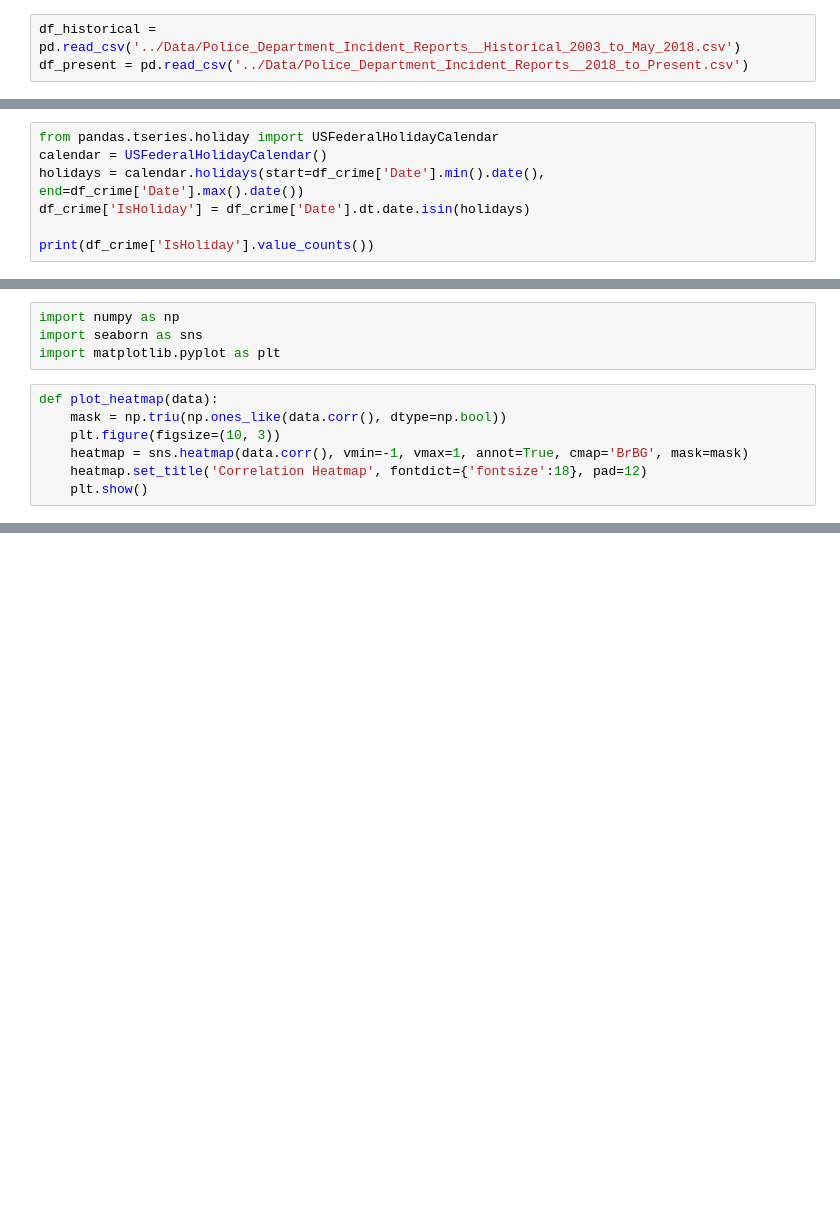
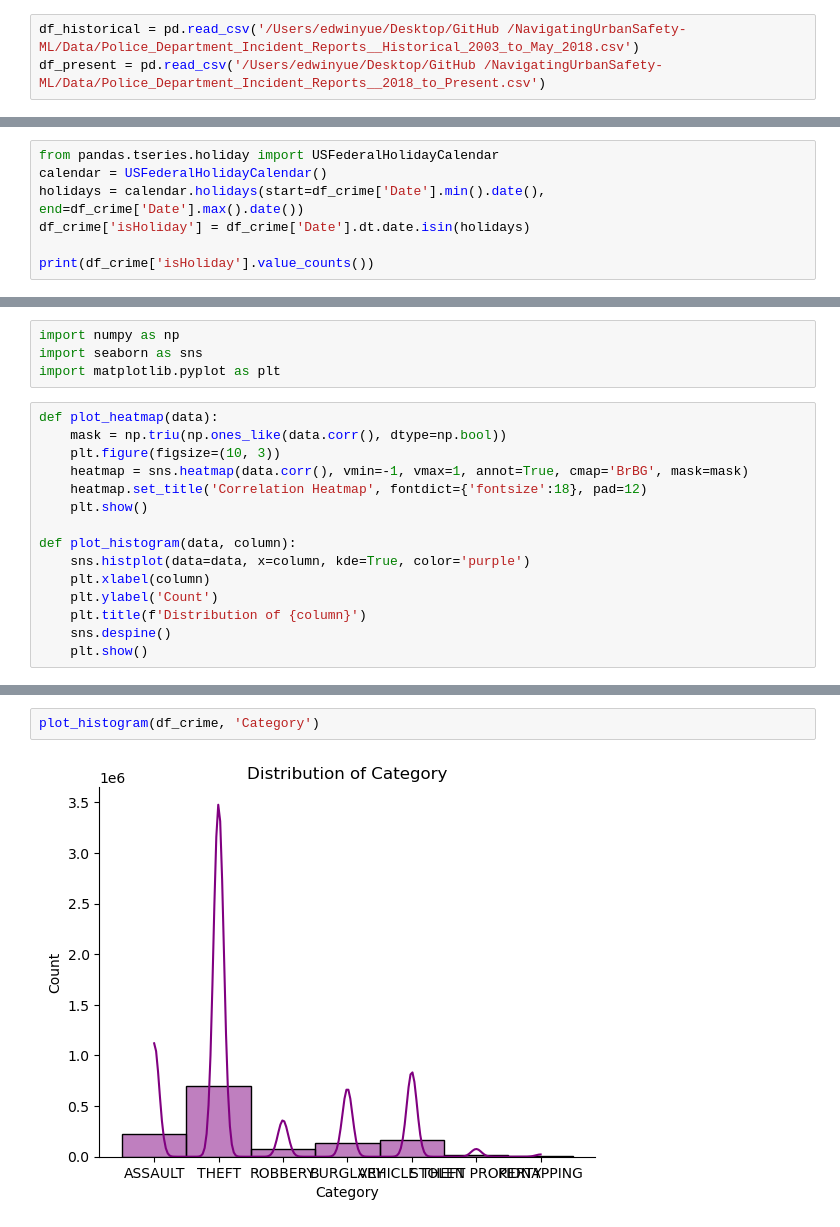
Before and after one commit to edwaddle/NavigatingUrbanSafety-ML, a Jupyter notebook: Preprocessing/preprocessing.ipynb, the cells around one changed output, grey strips where cells are left out. Drawn from its saved outputs; the diff is of its cells as text; blank space fills up the shorter version.

Commit message:
histogram/ eda testing

```diff
--- a/Preprocessing/preprocessing.ipynb
+++ b/Preprocessing/preprocessing.ipynb
@@ -7,8 +7,8 @@ from ydata_profiling import ProfileReport
 #Currently, if you run this in codespaces, it doesn't have enough RAM to generate the report.
 skip_report_generation = True
 # %%
-df_historical = pd.read_csv('../Data/Police_Department_Incident_Reports__Historical_2003_to_May_2018.csv')
-df_present = pd.read_csv('../Data/Police_Department_Incident_Reports__2018_to_Present.csv')
+df_historical = pd.read_csv('/Users/edwinyue/Desktop/GitHub /NavigatingUrbanSafety-ML/Data/Police_Department_Incident_Reports__Historical_2003_to_May_2018.csv')
+df_present = pd.read_csv('/Users/edwinyue/Desktop/GitHub /NavigatingUrbanSafety-ML/Data/Police_Department_Incident_Reports__2018_to_Present.csv')
 # %%
 print(df_present['Incident Category'].unique())
 # %% [output]
@@ -223,7 +224,7 @@ df_crime = df_crime.drop(columns=['Month'])
 from pandas.tseries.holiday import USFederalHolidayCalendar
 calendar = USFederalHolidayCalendar()
 holidays = calendar.holidays(start=df_crime['Date'].min().date(), end=df_crime['Date'].max().date())
-df_crime['IsHoliday'] = df_crime['Date'].dt.date.isin(holidays)
+df_crime['isHoliday'] = df_crime['Date'].dt.date.isin(holidays)
 
-print(df_crime['IsHoliday'].value_counts())
+print(df_crime['isHoliday'].value_counts())
 # %% [output]
@@ -278,5 +280,13 @@ def plot_heatmap(data):
     heatmap = sns.heatmap(data.corr(), vmin=-1, vmax=1, annot=True, cmap='BrBG', mask=mask)
     heatmap.set_title('Correlation Heatmap', fontdict={'fontsize':18}, pad=12)
     plt.show()
+
+def plot_histogram(data, column):
+    sns.histplot(data=data, x=column, kde=True, color='purple')
+    plt.xlabel(column)
+    plt.ylabel('Count')
+    plt.title(f'Distribution of {column}')
+    sns.despine()
+    plt.show()
 # %%
 plot_heatmap(df_crime)
@@ -282,0 +297,4 @@ plot_heatmap(df_crime)
+# %%
+plot_histogram(df_crime, 'Category')
+# %% [output]
+[figure, added]
```
Also changed, not shown: parts of 6 cells of this notebook.
